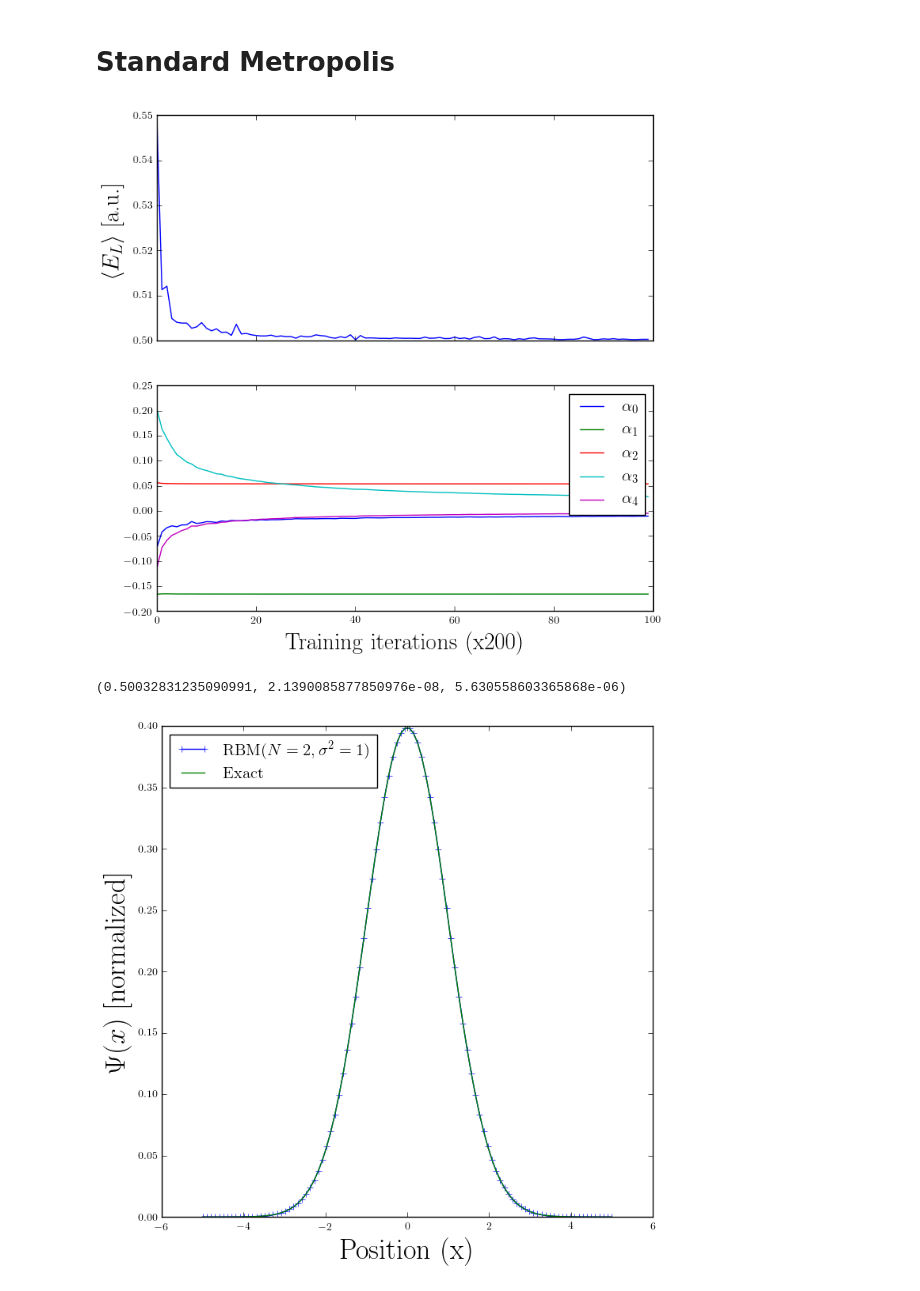
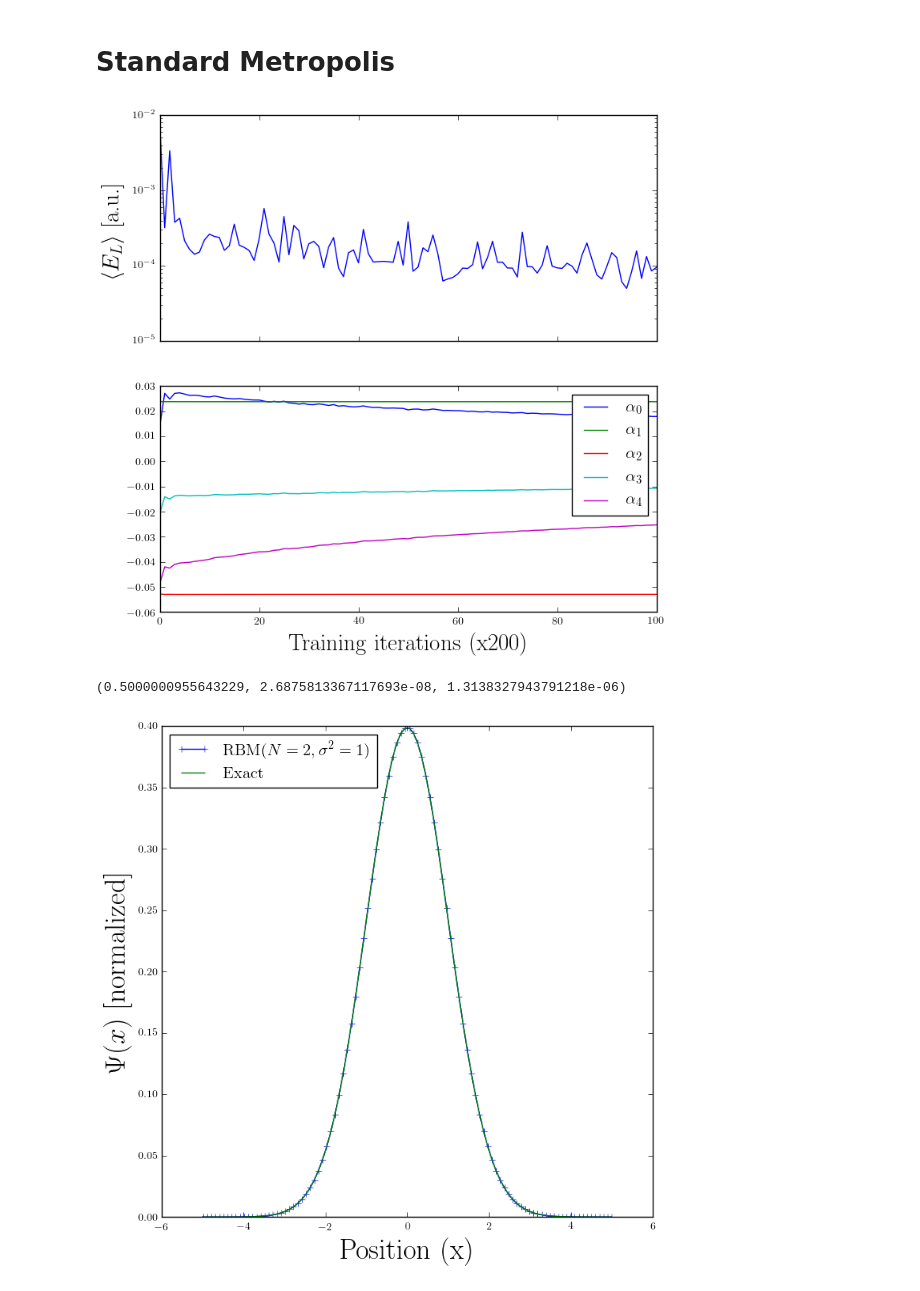
Before and after one commit to bsamseth/qflow, a Jupyter notebook: projects/python/RBM.ipynb, the cells around one changed output. Cells and saved outputs as stored; diff of their text form; code cells hidden in the pictures.

```diff
--- a/projects/python/RBM.ipynb
+++ b/projects/python/RBM.ipynb
@@ -2,8 +2,12 @@
 import numpy as np
 import matplotlib.pyplot as plt
 %matplotlib inline
+import re
 from qmc import *
-from functions import *
+from functions import bootstrap, blocking
+figsize = (8, 8)
+axis_fontsize = 26
+title_fontsize = 20
 plt.rc('font', **{'family': 'serif', 'serif': ['Computer Modern']})
 plt.rc('text', usetex = True)
 # %% [output]
@@ -50,7 +108,7 @@ def training_plot(rbm, H, sampler, iters, samples, lr, gamma, plot_density=100,
 # One electron, 1D
 # %%
 P, D = 1, 1
-M = 1
+M = P * D
 N = 2
 sigma2 = 1
 system = System(P, D)
@@ -58,17 +132,18 @@ H = RBMHarmonicOscillatorHamiltonian()
 # %% [markdown]
 # Standard Metropolis
 # %%
+rand_gen.seed(123)
 rbm = RBMWavefunction(M, N, sigma2)
 initial_params = array_to_vector(vector_to_array(rbm.get_parameters()))  # Copy for later use.
 sampler = MetropolisSampler(system, rbm, 0.5)
-training_plot(rbm, H, sampler, 20000, 100, 0.9, 0.0, saveas='../results/rbm-1d-1p-training-lr-09-metro.png')
+training_plot(0.5, rbm, H, sampler, 20000, 100, 0.9, saveas='../results/rbm-1d-1p-training-lr-09-metro.png', plot_points=100)
 # %% [output]
-[figure, old version]
+[figure, new version]
 # %%
-E = np.asarray([H.local_energy(sampler.next_configuration(), rbm) for _ in range(2**15)])
+E = np.asarray([H.local_energy(sampler.next_configuration(), rbm) for _ in range(2**20)])
 np.mean(E), np.var(E), blocking(E)
 # %% [output]
-(0.50032831235090991, 2.1390085877850976e-08, 5.630558603365868e-06)
+(0.5000000955643229, 2.6875813367117693e-08, 1.3138327943791218e-06)
 # %%
 x_array = np.linspace(-5, 5, 100)
 s_array = np.asarray([array_to_system(np.array([[x]])) for x in x_array])
```
Also changed, not shown: parts of 24 cells of this notebook, 1 other file.
